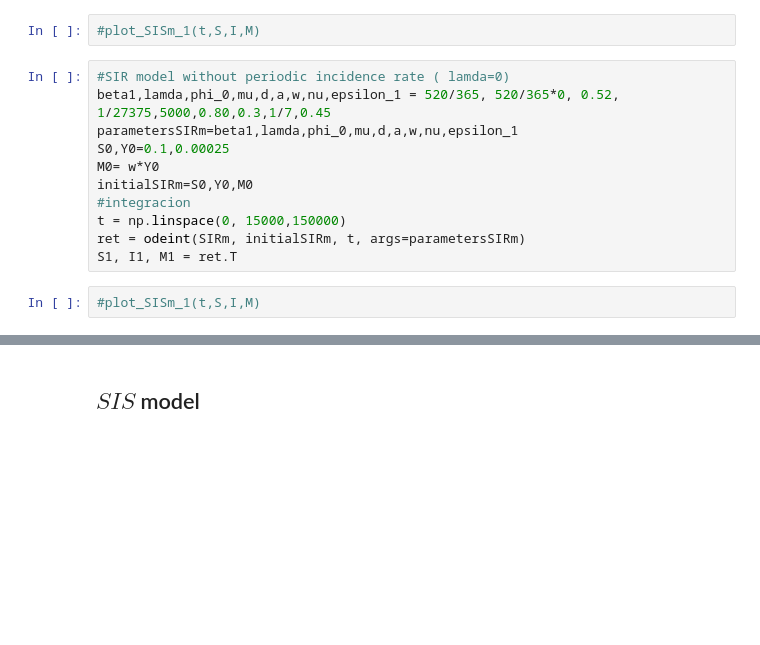
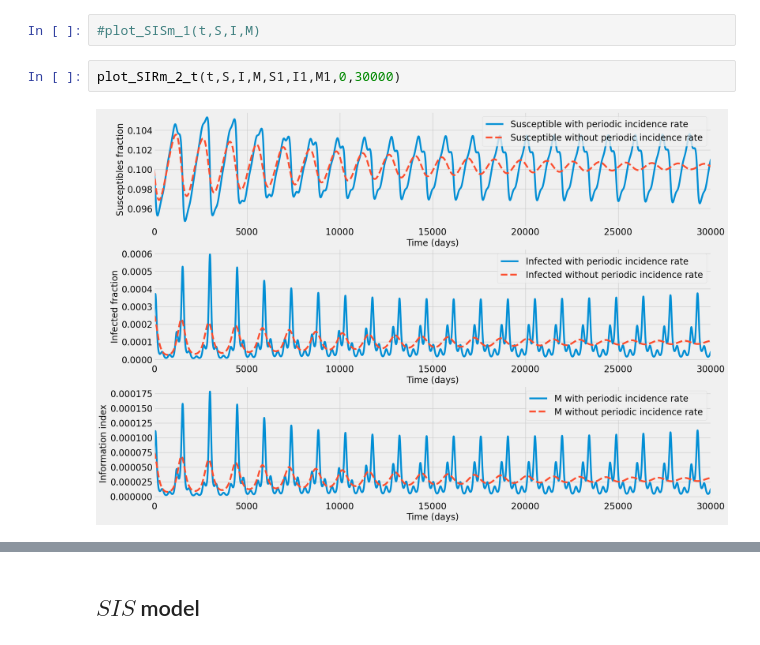
Before and after one commit to shadayguerrero/plotSIRmodels, a Jupyter notebook: simulatiosSIM.ipynb, the cells around one changed output, grey strips where cells are left out. Saved outputs shown, nothing was run; the diff lists cells and outputs as text; blank space fills up the shorter version.

```diff
--- a/simulatiosSIM.ipynb
+++ b/simulatiosSIM.ipynb
@@ -210,16 +265,7 @@ kbarra 1.44495302275415
 # %%
 #plot_SISm_1(t,S,I,M)
-# %%
-#SIR model without periodic incidence rate ( lamda=0)
-beta1,lamda,phi_0,mu,d,a,w,nu,epsilon_1 = 520/365, 520/365*0, 0.52, 1/27375,5000,0.80,0.3,1/7,0.45
-parametersSIRm=beta1,lamda,phi_0,mu,d,a,w,nu,epsilon_1
-S0,Y0=0.1,0.00025
-M0= w*Y0
-initialSIRm=S0,Y0,M0
-#integracion
-t = np.linspace(0, 15000,150000)
-ret = odeint(SIRm, initialSIRm, t, args=parametersSIRm)
-S1, I1, M1 = ret.T
 # %%
-#plot_SISm_1(t,S,I,M)
+plot_SIRm_2_t(t,S,I,M,S1,I1,M1,0,30000)
+# %% [output]
+[figure, added]
 # %%
```
Also changed, not shown: parts of 10 cells of this notebook, 3 other files.
